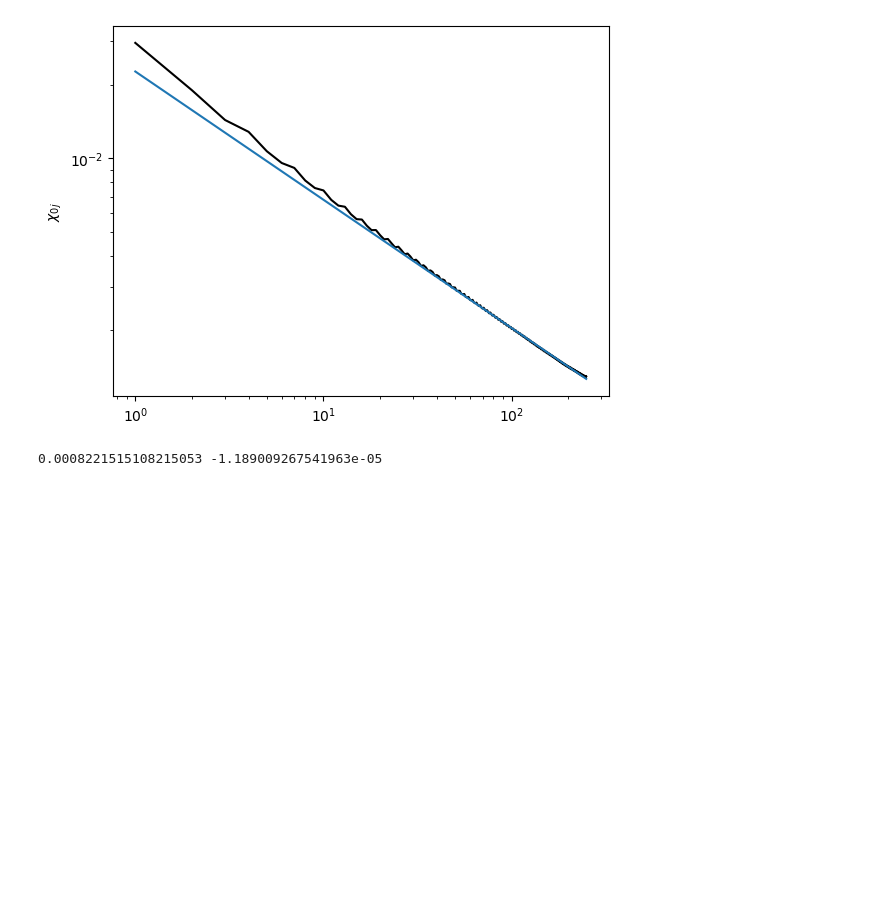
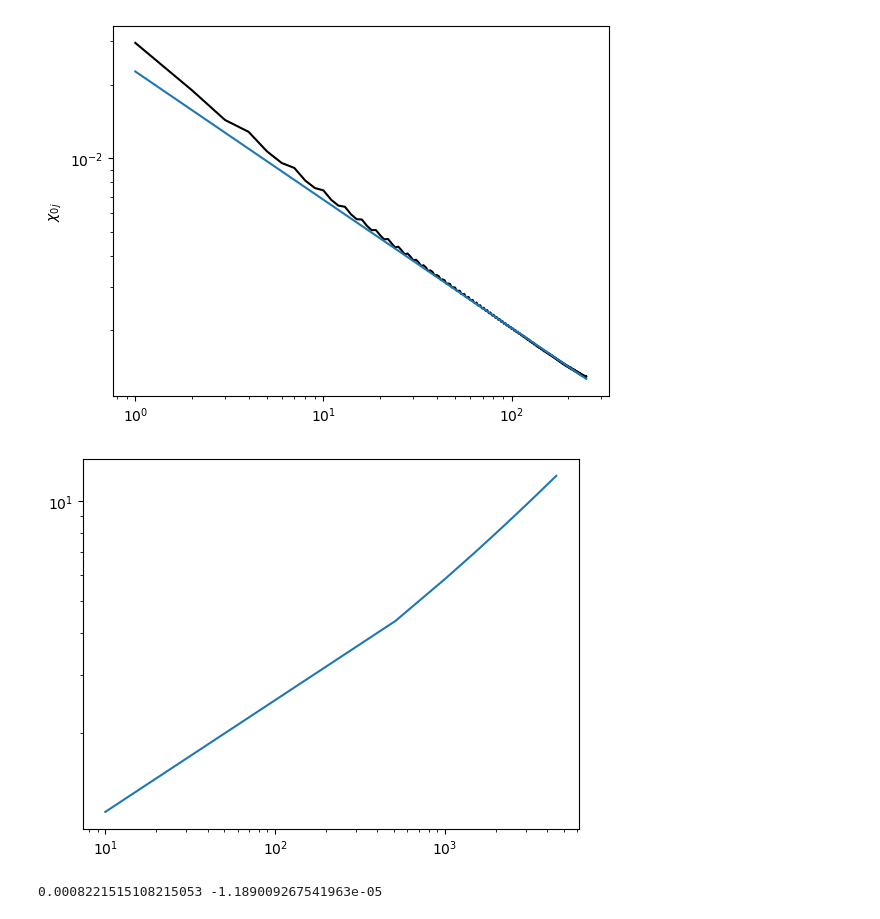
Before and after one commit to chuan97/long-range-ising, a Jupyter notebook: test.ipynb, the cells around one changed output. Saved outputs shown, nothing was run; the diff lists cells and outputs as text; code cells hidden in the pictures; blank space fills up the shorter version.

Commit message:
redo susceptibility plots

```diff
--- a/test.ipynb
+++ b/test.ipynb
@@ -177,6 +177,26 @@ plt.show()
 $\alpha_\chi =$  0.5223621307177839
 [0.52236213 0.02260419]
 [figure]
+# %%
+Ns = np.arange(10, 5000, 500)
+beta = 1 / 0.05
+wz = 1
+J0 = 0.1
+alpha = 0.5
+i = 0
+j = 3
+
+susc = []
+for N in Ns:
+    M = round(N**np.tanh(2*alpha**(1/2)))
+    susc.append(N * algo.chi_ij_f_alt(i, j, wz, J0, alpha, beta, N, M))
+
+plt.plot(Ns, susc)
+plt.yscale('log')
+plt.xscale('log')
+plt.show()
+# %% [output]
+[figure, added]
 # %%
 marker_kwargs = {'c': 'k',
                  'lw': 0,
```
Also changed, not shown: 10 other files.
